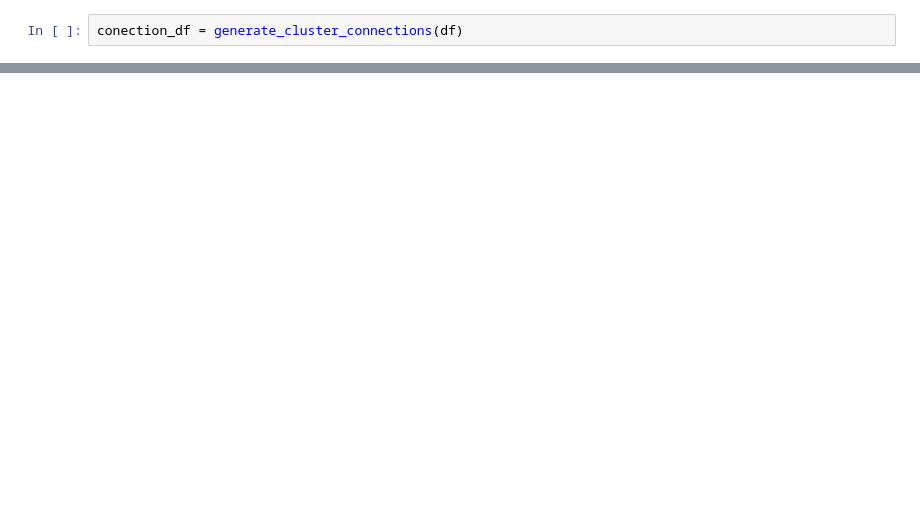
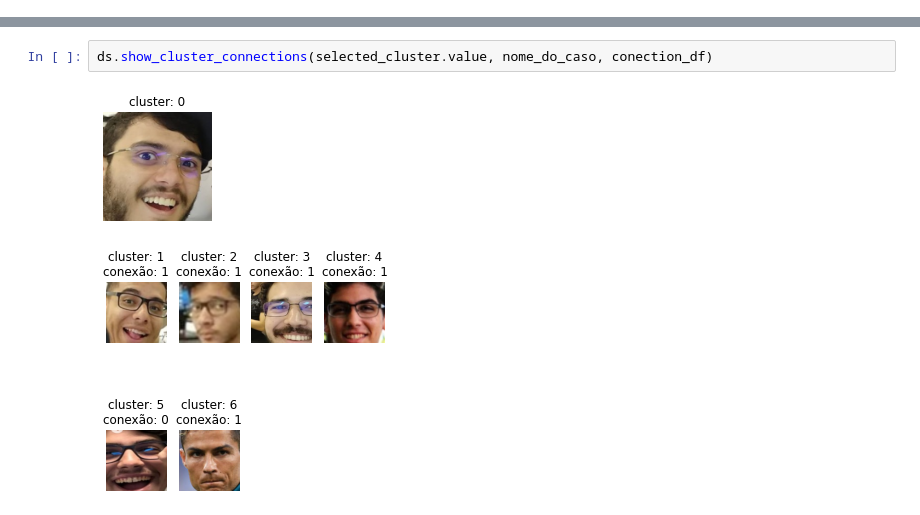
Before and after one commit to rafalm0/Project_MPCE, a Jupyter notebook: dashboard.ipynb, the cells around one changed output, grey strips where cells are left out. Cells and saved outputs as stored; diff of their text form; blank space fills up the shorter version.

```diff
--- a/dashboard.ipynb
+++ b/dashboard.ipynb
@@ -146,2 +17,0 @@ show_cluster_random_faces(df, 6)
-# %%
-conection_df = generate_cluster_connections(df)
@@ -206,0 +36,5 @@ conection_df
+# %%
+ds.show_cluster_connections(selected_cluster.value, nome_do_caso, conection_df)
+# %% [output]
+[figure, added]
+[figure, added]
```
Also changed, not shown: parts of 19 cells of this notebook, 3 other files.
